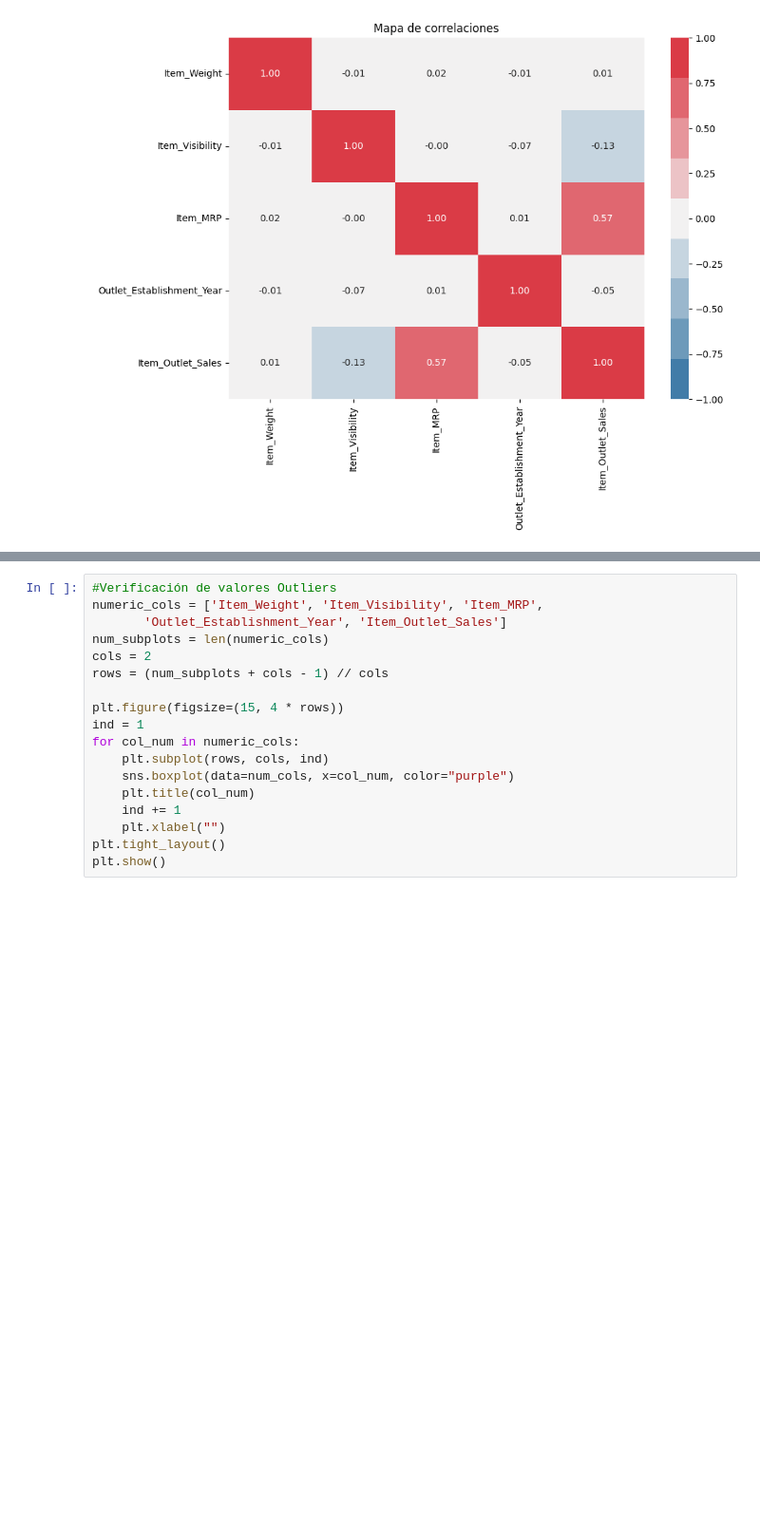
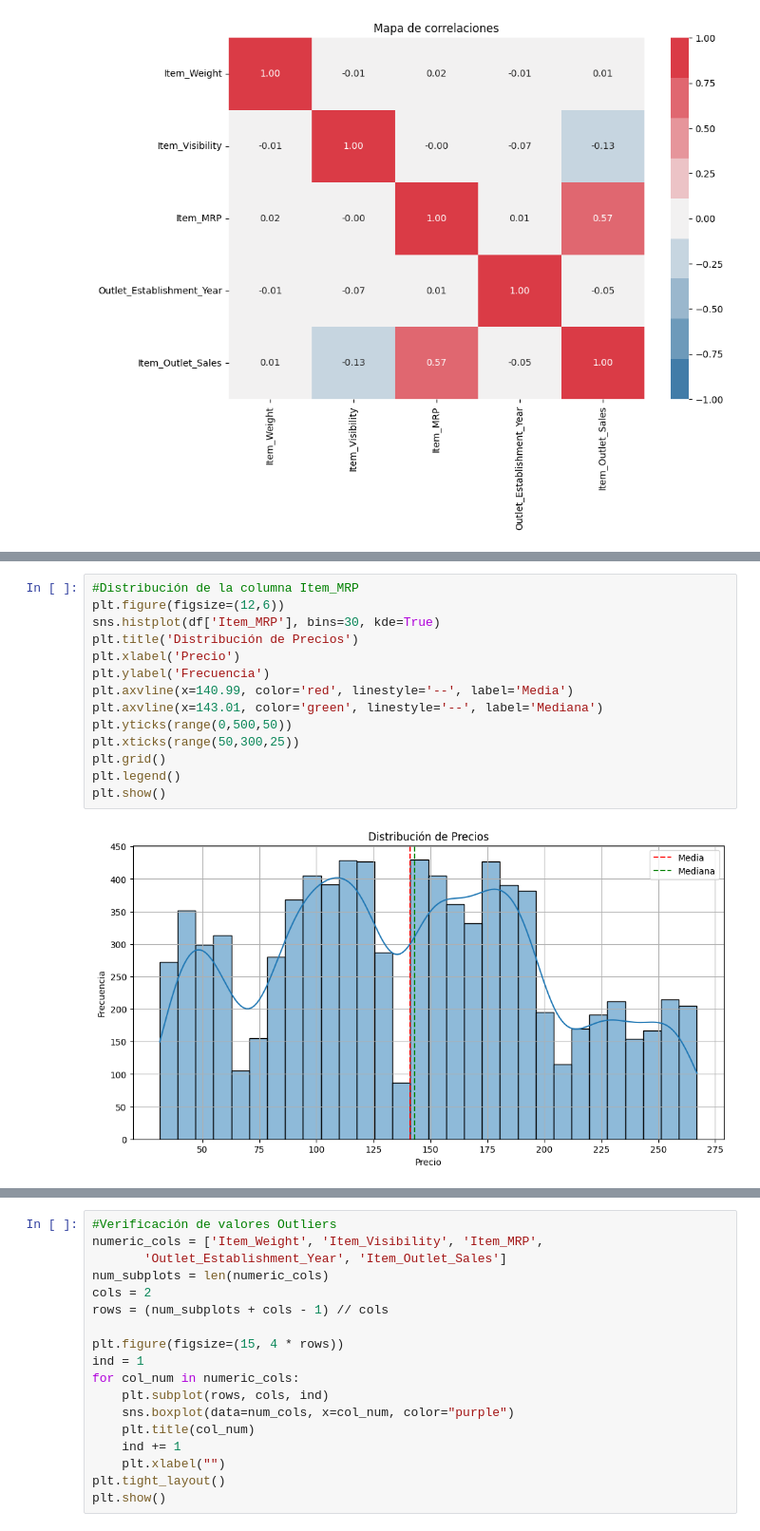
Before and after one commit to alexdaniel-23/Big-Mart-Sales-Prediction, a Jupyter notebook: Big_Mart_Sales.ipynb, the cells around one changed output, grey strips where cells are left out. Shown at 95% size. Cells and saved outputs as stored; diff of their text form; blank space fills up the shorter version.

```diff
--- a/Big_Mart_Sales.ipynb
+++ b/Big_Mart_Sales.ipynb
@@ -317,0 +334,16 @@ plt.show()
+# %%
+#Distribución de la columna Item_MRP
+plt.figure(figsize=(12,6))
+sns.histplot(df['Item_MRP'], bins=30, kde=True)
+plt.title('Distribución de Precios')
+plt.xlabel('Precio')
+plt.ylabel('Frecuencia')
+plt.axvline(x=140.99, color='red', linestyle='--', label='Media')
+plt.axvline(x=143.01, color='green', linestyle='--', label='Mediana')
+plt.yticks(range(0,500,50))
+plt.xticks(range(50,300,25))
+plt.grid()
+plt.legend()
+plt.show()
+# %% [output]
+[figure, added]
```
Also changed, not shown: parts of 4 cells of this notebook.
